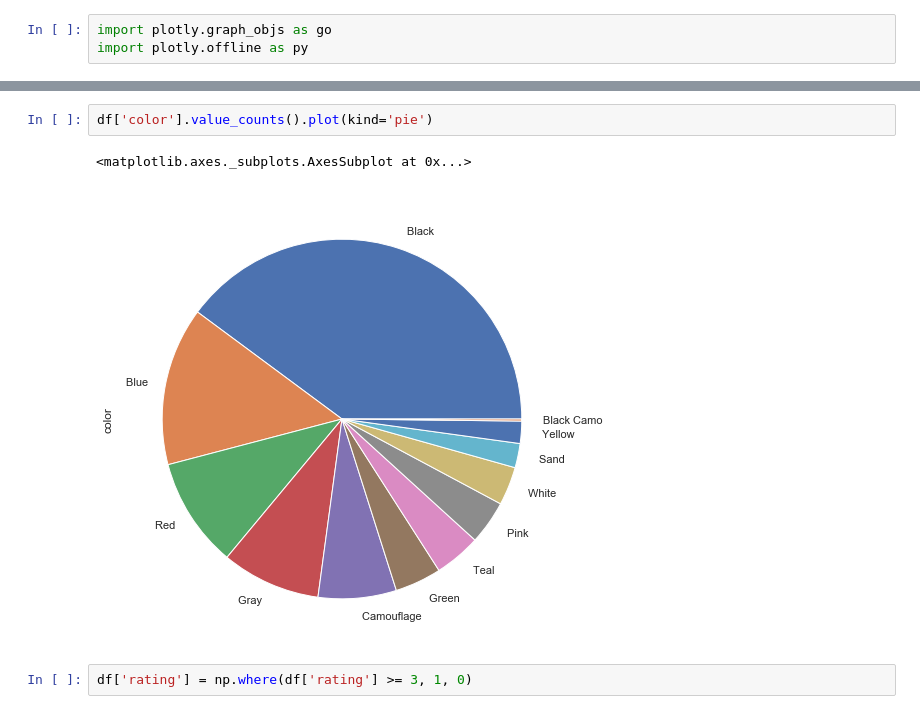
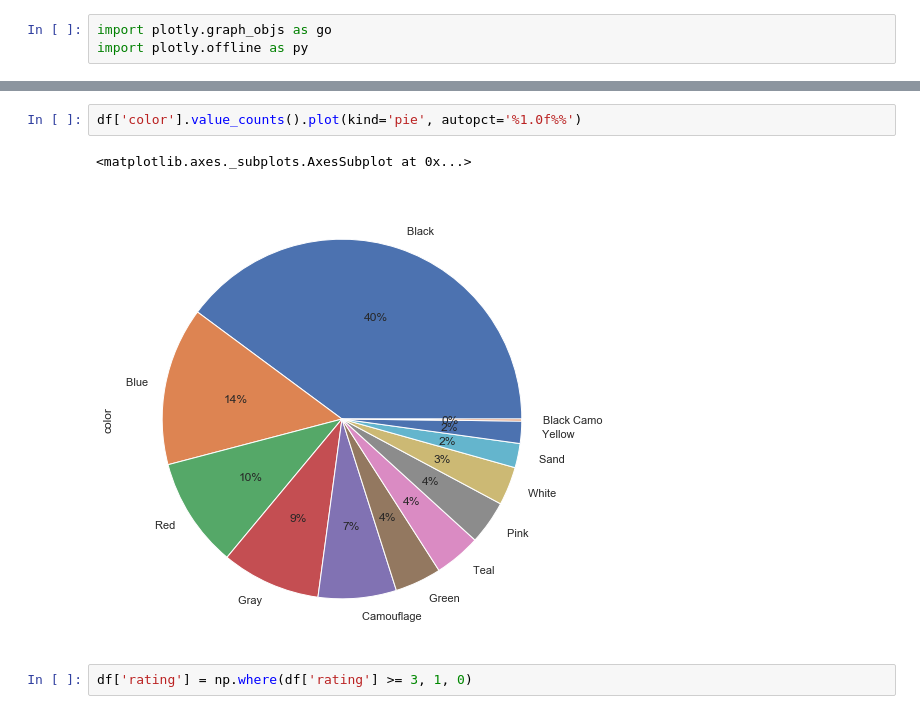
Before and after one commit to kavehamini/Amazon-Review-Analysis-JBL-Charge-4-Speaker-Sentiment-Analysis-NLP, a Jupyter notebook: Sentiment Analysis of Amazon reviews for JBL Speaker.ipynb, the cells around one changed output, grey strips where cells are left out. Saved outputs shown, nothing was run; the diff lists cells and outputs as text.

```diff
--- a/Sentiment Analysis of Amazon reviews for JBL Speaker.ipynb
+++ b/Sentiment Analysis of Amazon reviews for JBL Speaker.ipynb
@@ -107,10 +107,10 @@ py.iplot(fig)
 [interactive output not drawn]
 [interactive output not drawn]
 # %%
-df['color'].value_counts().plot(kind='pie')
+df['color'].value_counts().plot(kind='pie', autopct='%1.0f%%')
 # %% [output]
 <matplotlib.axes._subplots.AxesSubplot at 0x...>
-[figure, old version]
+[figure, new version]
 # %%
 df['rating'] = np.where(df['rating'] >= 3, 1, 0)
 # %%
```
